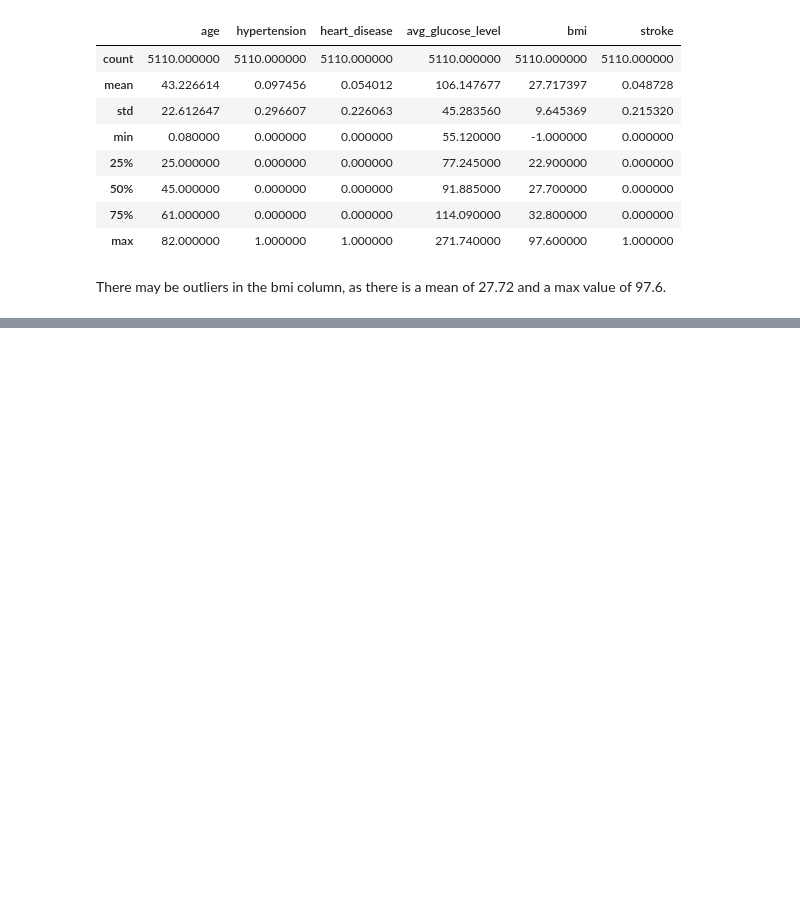
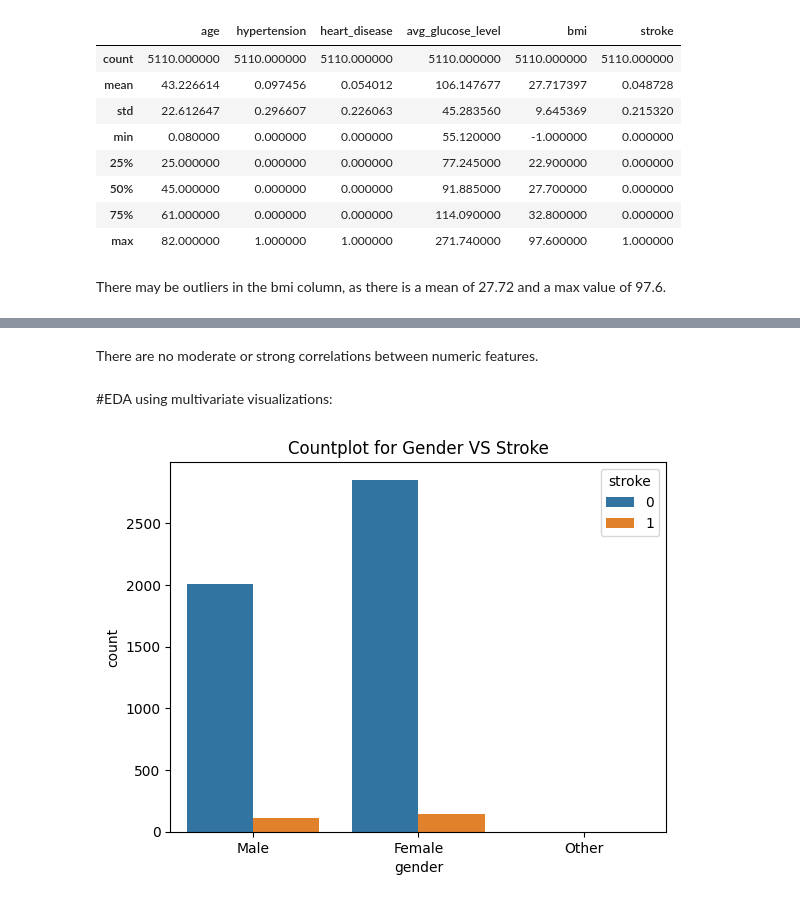
Before and after one commit to JaimeRoss/Data-Science, a Jupyter notebook: project2.ipynb, the cells around one changed output, grey strips where cells are left out. Cells and saved outputs as stored; diff of their text form; code cells hidden in the pictures; blank space fills up the shorter version.

```diff
--- a/project2.ipynb
+++ b/project2.ipynb
@@ -234,0 +254,10 @@ There may be outliers in the bmi column, as there is a mean of 27.72 and a max v
+# %% [markdown]
+There are no moderate or strong correlations between numeric features.
+# %% [markdown]
+#EDA using multivariate visualizations:
+# %%
+# countplot for gender vs stroke
+ax = sns.countplot(data = df, x = "gender", hue = "stroke")
+ax.set_title("Countplot for Gender VS Stroke");
+# %% [output]
+[figure, added]
```
Also changed, not shown: parts of 15 cells of this notebook.
